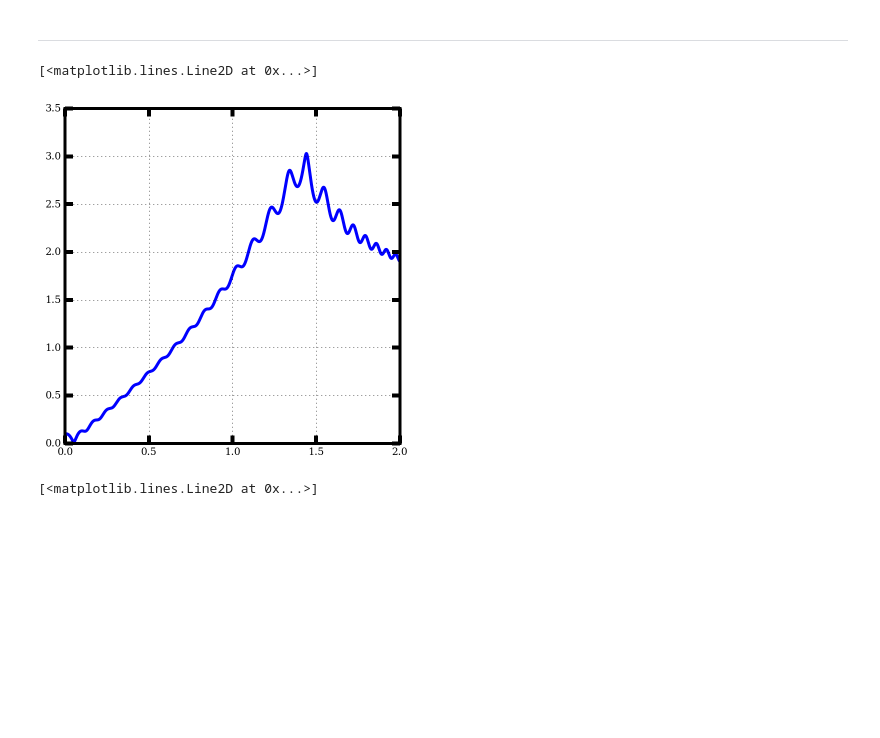
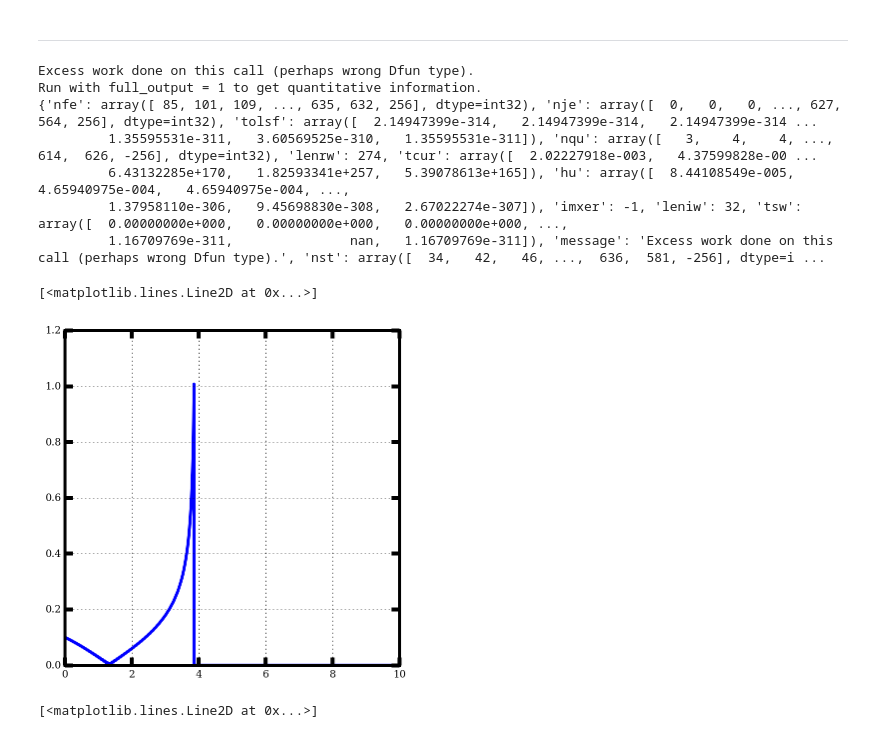
Before and after one commit to decaelus/tippe-top, a Jupyter notebook: Tippe Top Equations.ipynb, the cells around one changed output. Cells and saved outputs as stored; diff of their text form; code cells hidden in the pictures; blank space fills up the shorter version.

Commit message:
More experiments

```diff
--- a/Tippe Top Equations.ipynb
+++ b/Tippe Top Equations.ipynb
@@ -62,11 +62,14 @@ import matplotlib.pyplot as plt
 # %%
 m = 15e-2 #15 g
 g = 9.82 #m/s^2
-a = 0.5e-2 #0.5 cm
-R = 2.5e-2 #2.5 cm
-I = 2./5*m*R**2.
-I3 = 0.8*I
-mu = 0.15
+#a = 0.5e-2 #0.5 cm
+a = 14e-3 #Based on estimating the wobble period of my top, using I = 2/3 M R^2,
+          #and http://hyperphysics.phy-astr.gsu.edu/hbase/pendp.html
+#R = 2.5e-2 #2.5 cm
+R = 29e-3/2. #diameter 29 mm -- http://gyroscope.com/d.asp?product=SHINNYFLIPTOP
+I = 2./3*m*R**2.
+I3 = I
+mu = 0.2 #http://iws.collin.edu/mbrooks/physics/experiments/PHYS%202425%20Exp%206%20Manual.pdf
 # %%
 def ddot_theta_func(vrs, t):
     theta, phi, psi, xC, yC, zC, dot_theta, dot_phi, dot_psi, dot_xC, dot_yC, dot_zC = vrs
@@ -144,25 +147,33 @@ def ddot_all_vrs(vrs, t):
 # %%
 fig = plt.figure(figsize=(6,6))
 ax = fig.add_subplot(111)
 
 theta = 0.1
 phi = 0.
 psi = 0.
 xC = 0.
 yC = 0.
 zC = R - a*np.cos(theta)
 dot_theta = 0.
-dot_phi = 0.
+dot_phi = 3./120 #From my video
 dot_psi = 100. #rad/sec
 dot_xC, dot_yC, dot_zC = 0., 0., 0.
-t = np.linspace(0., 2., 5000)
+t = np.linspace(0., 10., 5000)
 
 y0 = theta, phi, psi, xC, yC, zC, dot_theta, dot_phi, dot_psi, dot_xC, dot_yC, dot_zC
 solution, infodict = od(ddot_all_vrs, y0, t, full_output = True)
+print(infodict)
 ax.plot(t, solution[:,0])
 # %% [output]
-[<matplotlib.lines.Line2D at 0x...>]
+Excess work done on this call (perhaps wrong Dfun type).
+Run with full_output = 1 to get quantitative information.
+{'nfe': array([ 85, 101, 109, ..., 635, 632, 256], dtype=int32), 'nje': array([  0,   0,   0, ..., 627, 564, 256], dtype=int32), 'tolsf': array([  2.14947399e-314,   2.14947399e-314,   2.14947399e-314 ...
+         1.35595531e-311,   3.60569525e-310,   1.35595531e-311]), 'nqu': array([   3,    4,    4, ...,  614,  626, -256], dtype=int32), 'lenrw': 274, 'tcur': array([  2.02227918e-003,   4.37599828e-00 ...
+         6.43132285e+170,   1.82593341e+257,   5.39078613e+165]), 'hu': array([  8.44108549e-005,   4.65940975e-004,   4.65940975e-004, ...,
+         1.37958110e-306,   9.45698830e-308,   2.67022274e-307]), 'imxer': -1, 'leniw': 32, 'tsw': array([  0.00000000e+000,   0.00000000e+000,   0.00000000e+000, ...,
+         1.16709769e-311,               nan,   1.16709769e-311]), 'message': 'Excess work done on this call (perhaps wrong Dfun type).', 'nst': array([  34,   42,   46, ...,  636,  581, -256], dtype=i ...
+[<matplotlib.lines.Line2D at 0x...>]
-[figure, old version]
+[figure, new version]
 # %%
 def exp_ddot_all_vrs(vrs, t):
     theta, phi, psi, xC, yC, zC, dot_theta, dot_phi, dot_psi, dot_xC, dot_yC, dot_zC = vrs
```
Also changed, not shown: parts of 5 cells of this notebook, 2 other files.
